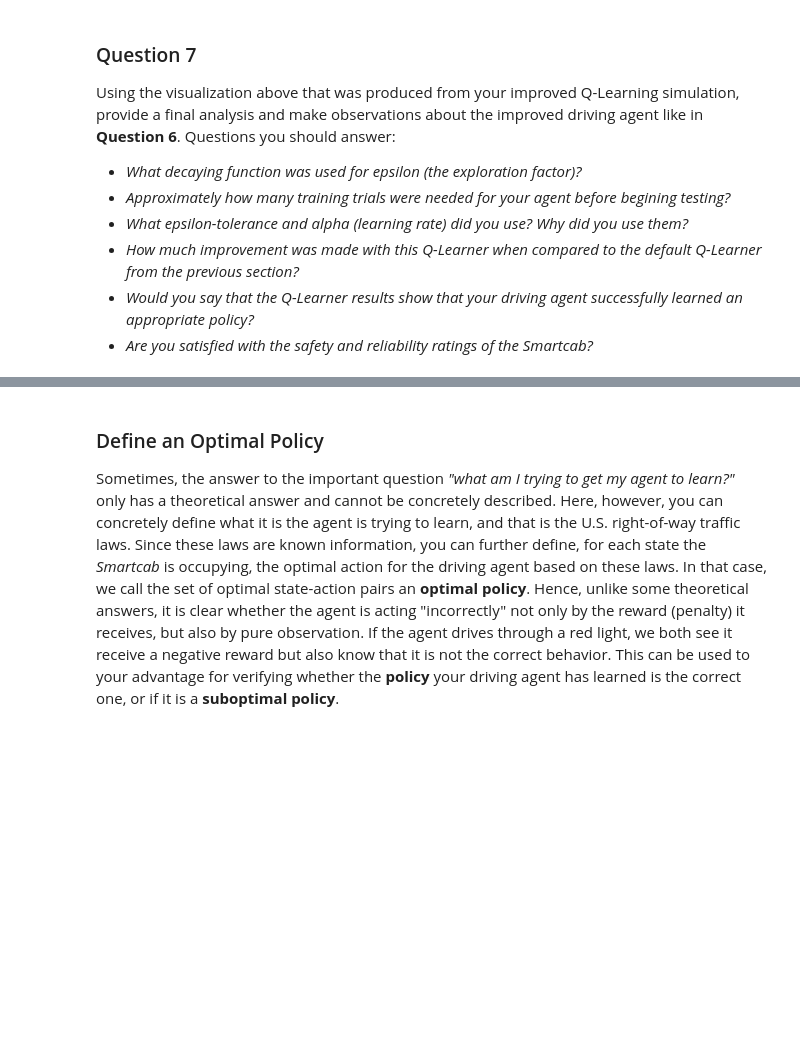
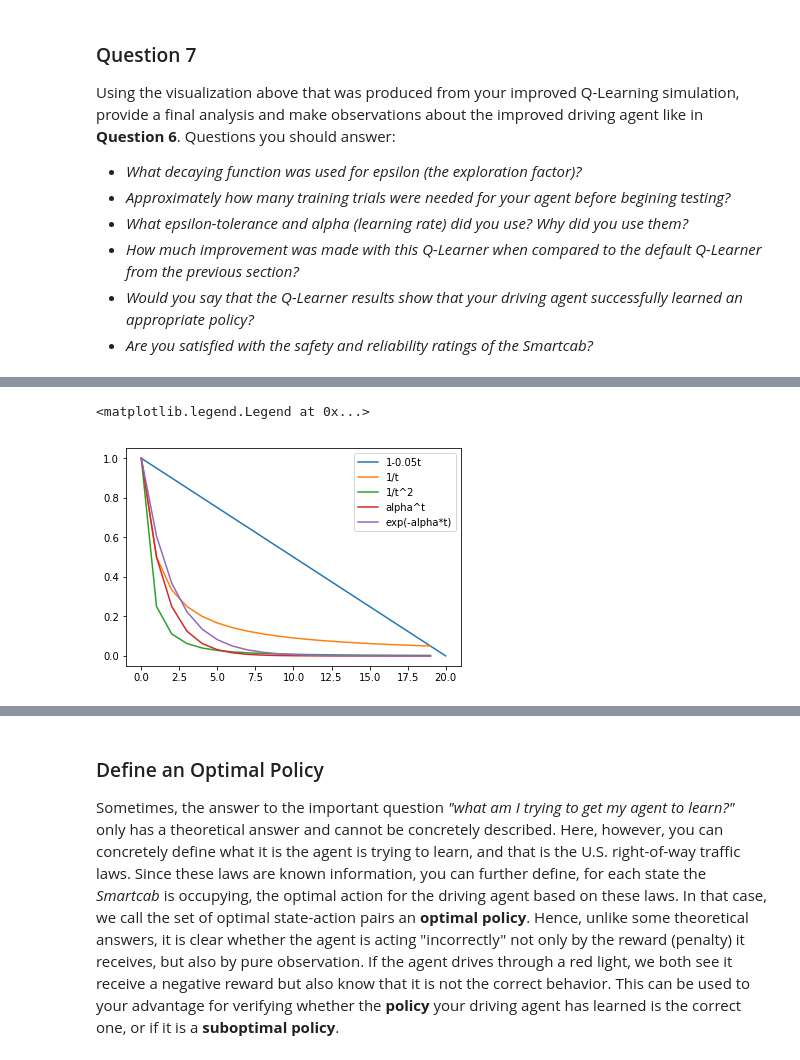
Before and after one commit to rutgerfick/Udacity-MLNanodegree, a Jupyter notebook: smartcab/smartcab.ipynb, the cells around one changed output, grey strips where cells are left out. Cells and saved outputs as stored; diff of their text form; code cells hidden in the pictures; blank space fills up the shorter version.

```diff
--- a/smartcab/smartcab.ipynb
+++ b/smartcab/smartcab.ipynb
@@ -269,0 +430,11 @@ Using the visualization above that was produced from your improved Q-Learning si
+# %%
+# The linear function decays much slower than the others, which may be why the results are better.
+plt.plot(1-np.linspace(0, 1, 21), label='1-0.05t')
+plt.plot(1./(np.arange(20)+1), label='1/t')
+plt.plot(1./(np.arange(20)+1) ** 2, label='1/t^2')
+plt.plot(alpha ** np.arange(20), label='alpha^t')
+plt.plot(np.exp(-alpha *np.arange(20)), label='exp(-alpha*t)')
+plt.legend()
+# %% [output]
+<matplotlib.legend.Legend at 0x...>
+[figure, added]
```
Also changed, not shown: parts of 22 cells of this notebook, 7 other files.
